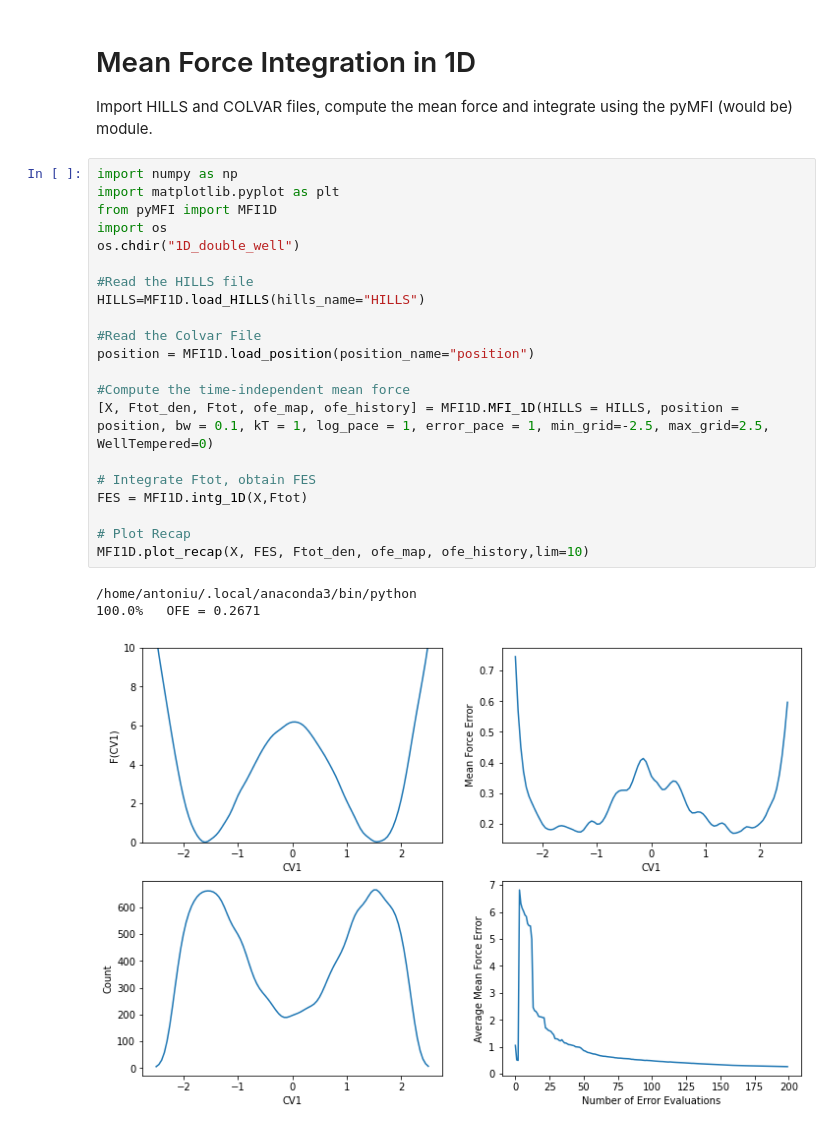
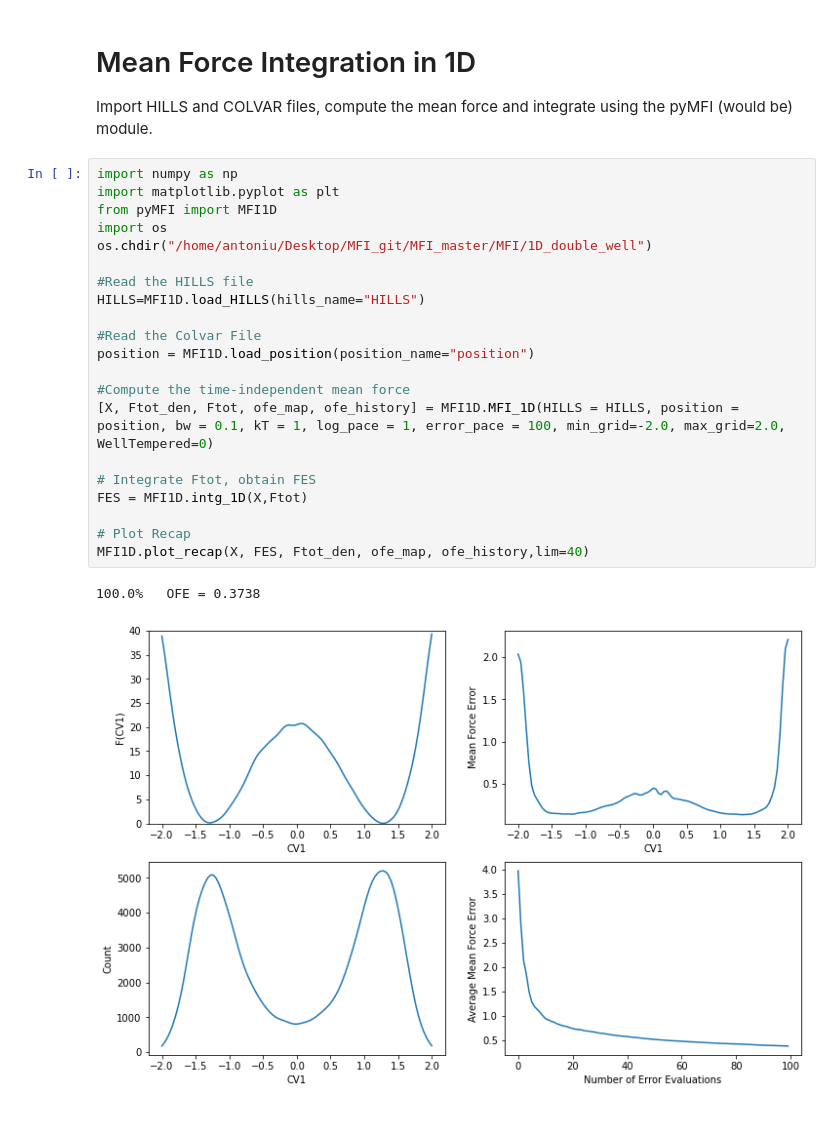
Before and after one commit to mme-ucl/MFI, a Jupyter notebook: MFI_1D_notebook.ipynb, the cells around one changed output. Drawn from its saved outputs; the diff is of its cells as text.

```diff
--- a/MFI_1D_notebook.ipynb
+++ b/MFI_1D_notebook.ipynb
@@ -5,25 +5,24 @@ Import HILLS and COLVAR files, compute the mean force and integrate using the py
 # %%
 import numpy as np
 import matplotlib.pyplot as plt
 from pyMFI import MFI1D
 import os
-os.chdir("1D_double_well")
+os.chdir("/home/antoniu/Desktop/MFI_git/MFI_master/MFI/1D_double_well")
 
 #Read the HILLS file
 HILLS=MFI1D.load_HILLS(hills_name="HILLS")
 
 #Read the Colvar File
 position = MFI1D.load_position(position_name="position")
 
 #Compute the time-independent mean force
-[X, Ftot_den, Ftot, ofe_map, ofe_history] = MFI1D.MFI_1D(HILLS = HILLS, position = position, bw = 0.1, kT = 1, log_pace = 1, error_pace = 1, min_grid=-2.5, max_grid=2.5, WellTempered=0)
+[X, Ftot_den, Ftot, ofe_map, ofe_history] = MFI1D.MFI_1D(HILLS = HILLS, position = position, bw = 0.1, kT = 1, log_pace = 1, error_pace = 100, min_grid=-2.0, max_grid=2.0, WellTempered=0)
 
 # Integrate Ftot, obtain FES
 FES = MFI1D.intg_1D(X,Ftot)
 
 # Plot Recap
-MFI1D.plot_recap(X, FES, Ftot_den, ofe_map, ofe_history,lim=10)
+MFI1D.plot_recap(X, FES, Ftot_den, ofe_map, ofe_history,lim=40)
 # %% [output]
-/home/antoniu/.local/anaconda3/bin/python
-100.0%   OFE = 0.2671
+100.0%   OFE = 0.3738
-[figure, old version]
+[figure, new version]
```
Also changed, not shown: parts of 1 cell of this notebook, 38 other files.
